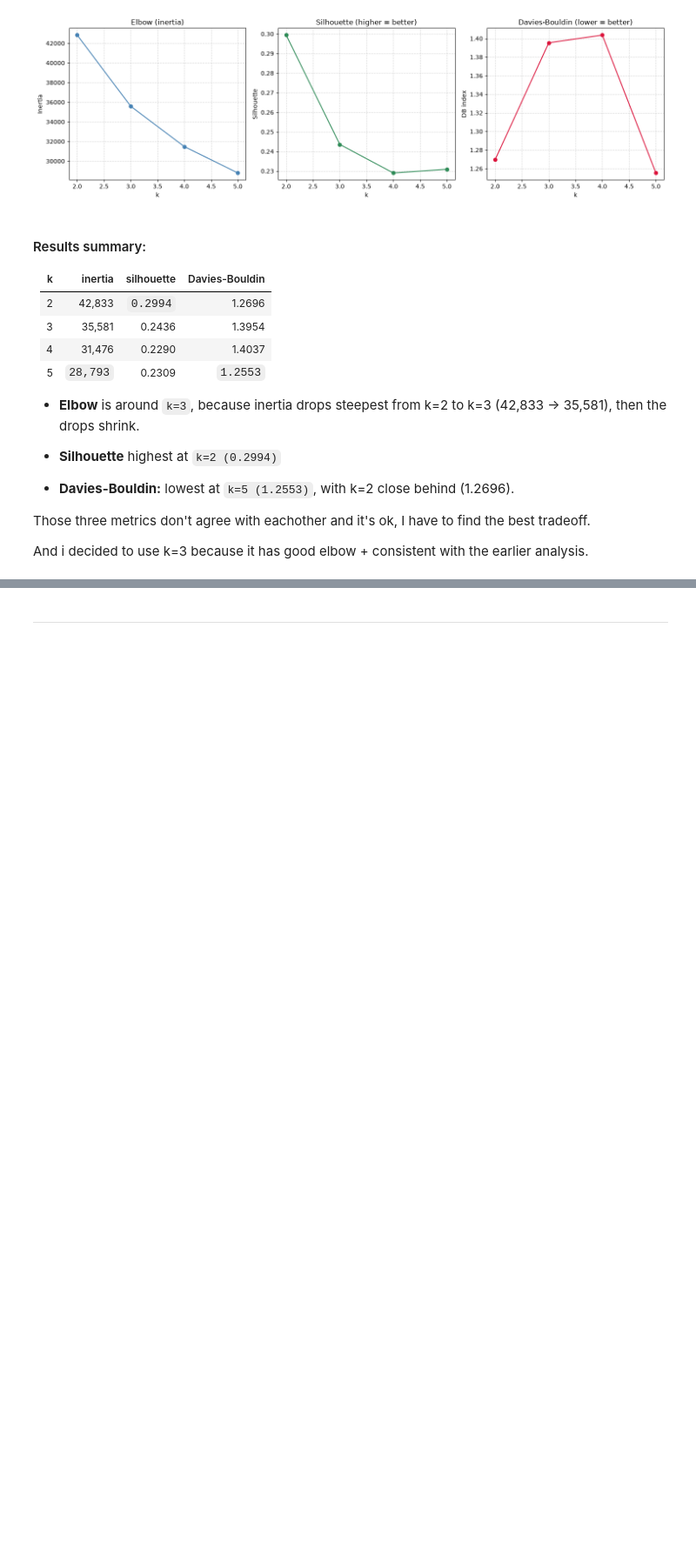
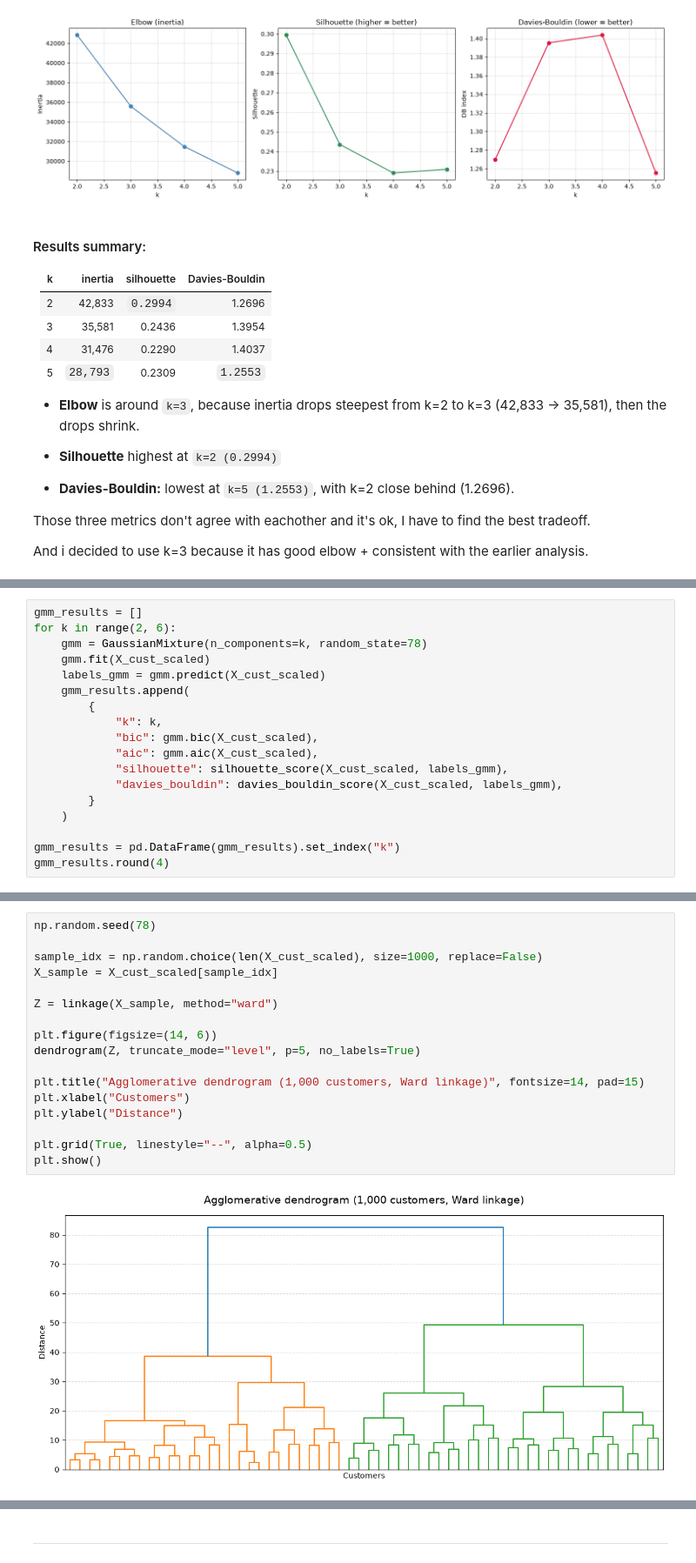
Before and after one commit to nick-st-coder/online-resail, a Jupyter notebook: notebooks/modeling.ipynb, the cells around one changed output, grey strips where cells are left out. Shown at 87% size. Drawn from its saved outputs; the diff is of its cells as text; blank space fills up the shorter version.

```diff
--- a/notebooks/modeling.ipynb
+++ b/notebooks/modeling.ipynb
@@ -416,0 +428,18 @@ And i decided to use k=3 because it has good elbow + consistent with the earlier
+# %%
+gmm_results = []
+for k in range(2, 6):
+    gmm = GaussianMixture(n_components=k, random_state=78)
+    gmm.fit(X_cust_scaled)
+    labels_gmm = gmm.predict(X_cust_scaled)
+    gmm_results.append(
+        {
+            "k": k,
+            "bic": gmm.bic(X_cust_scaled),
+            "aic": gmm.aic(X_cust_scaled),
+            "silhouette": silhouette_score(X_cust_scaled, labels_gmm),
+            "davies_bouldin": davies_bouldin_score(X_cust_scaled, labels_gmm),
+        }
+    )
+
+gmm_results = pd.DataFrame(gmm_results).set_index("k")
+gmm_results.round(4)
@@ -416,0 +466,19 @@ And i decided to use k=3 because it has good elbow + consistent with the earlier
+# %%
+np.random.seed(78)
+
+sample_idx = np.random.choice(len(X_cust_scaled), size=1000, replace=False)
+X_sample = X_cust_scaled[sample_idx]
+
+Z = linkage(X_sample, method="ward")
+
+plt.figure(figsize=(14, 6))
+dendrogram(Z, truncate_mode="level", p=5, no_labels=True)
+
+plt.title("Agglomerative dendrogram (1,000 customers, Ward linkage)", fontsize=14, pad=15)
+plt.xlabel("Customers")
+plt.ylabel("Distance")
+
+plt.grid(True, linestyle="--", alpha=0.5)
+plt.show()
+# %% [output]
+[figure, added]
```
Also changed, not shown: parts of 10 cells of this notebook.
